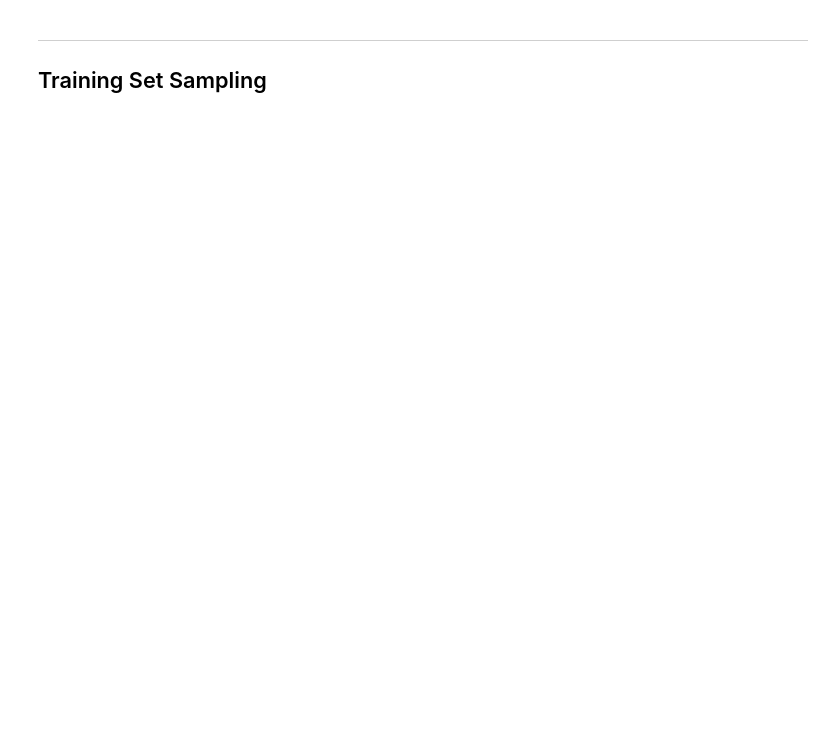
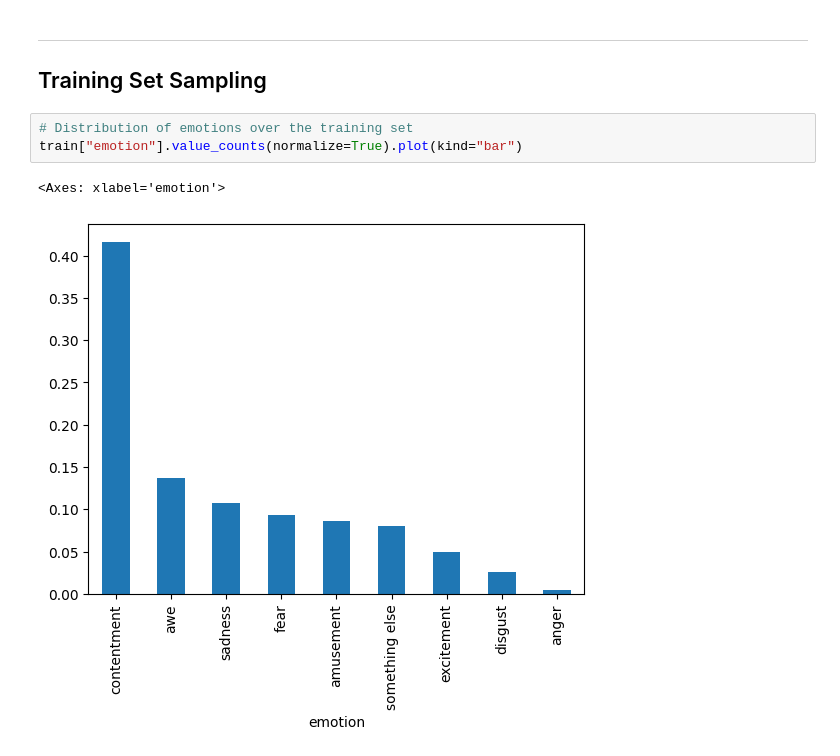
Before and after one commit to AlejandroCiuba/CS2756-Group-Project, a Jupyter notebook: Alejandro/preprocessing.ipynb, the cells around one changed output. Cells and saved outputs as stored; diff of their text form; blank space fills up the shorter version.

```diff
--- a/Alejandro/preprocessing.ipynb
+++ b/Alejandro/preprocessing.ipynb
@@ -148,3 +155,9 @@ train.head(10)
 # %% [markdown]
 ---
 ## Training Set Sampling
+# %%
+# Distribution of emotions over the training set
+train["emotion"].value_counts(normalize=True).plot(kind="bar")
+# %% [output]
+<Axes: xlabel='emotion'>
+[figure, added]
```
Also changed, not shown: parts of 5 cells of this notebook.
